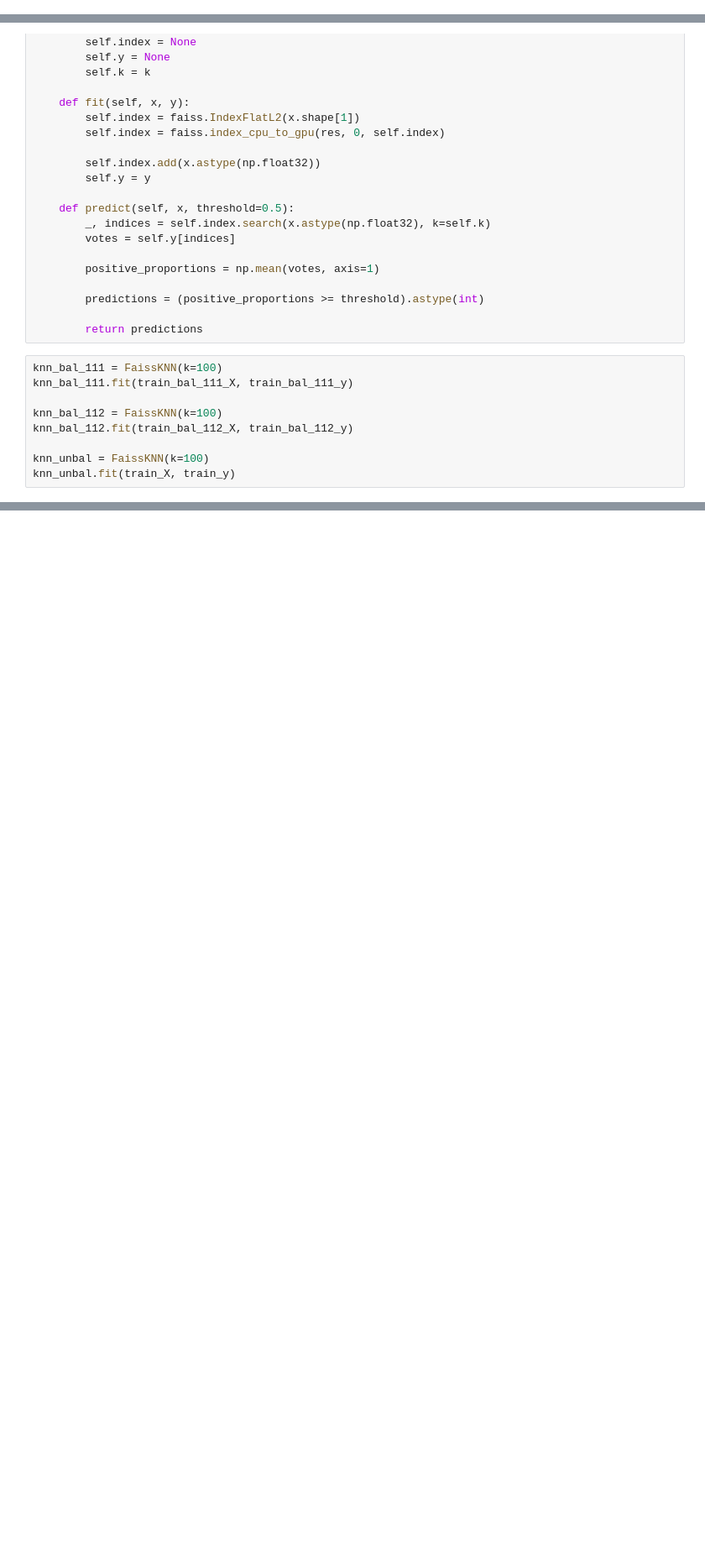
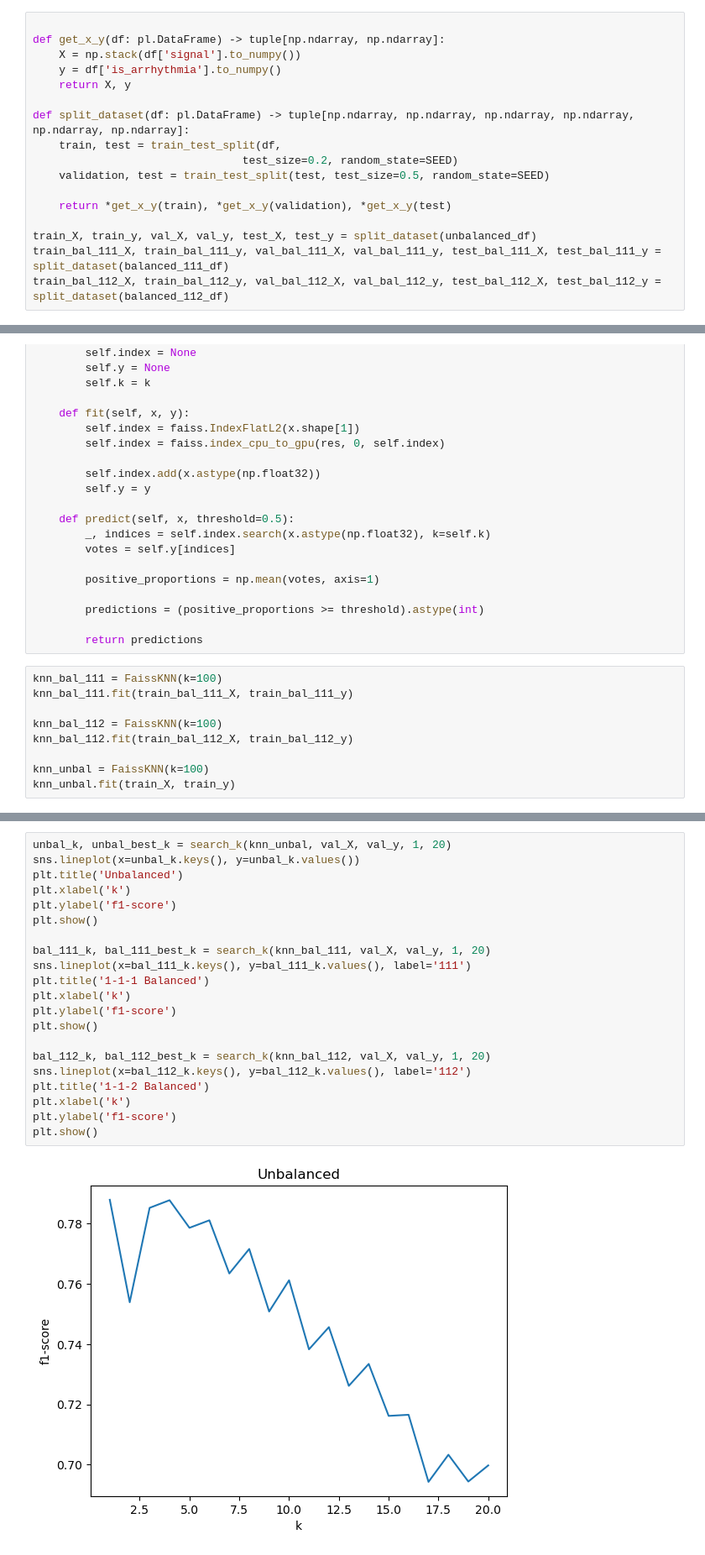
Before and after one commit to LiviaLelis/USP-TimeSeries, a Jupyter notebook: 02-Similarity.ipynb, the cells around one changed output, grey strips where cells are left out. Shown: that part at 84% size. Drawn from its saved outputs; the diff is of its cells as text; blank space fills up the shorter version.

Commit message:
k value optimization and cleaner code

```diff
--- a/02-Similarity.ipynb
+++ b/02-Similarity.ipynb
@@ -63,3 +41,20 @@ test_bal_112_y = test_bal_112['is_arrhythmia'].to_numpy()
+# %%
+
+def get_x_y(df: pl.DataFrame) -> tuple[np.ndarray, np.ndarray]:
+    X = np.stack(df['signal'].to_numpy())
+    y = df['is_arrhythmia'].to_numpy()
+    return X, y
+
+def split_dataset(df: pl.DataFrame) -> tuple[np.ndarray, np.ndarray, np.ndarray, np.ndarray, np.ndarray, np.ndarray]:
+    train, test = train_test_split(df,
+                                test_size=0.2, random_state=SEED)
+    validation, test = train_test_split(test, test_size=0.5, random_state=SEED)
+
+    return *get_x_y(train), *get_x_y(validation), *get_x_y(test)
+
+train_X, train_y, val_X, val_y, test_X, test_y = split_dataset(unbalanced_df)
+train_bal_111_X, train_bal_111_y, val_bal_111_X, val_bal_111_y, test_bal_111_X, test_bal_111_y = split_dataset(balanced_111_df)
+train_bal_112_X, train_bal_112_y, val_bal_112_X, val_bal_112_y, test_bal_112_X, test_bal_112_y = split_dataset(balanced_112_df)
 # %%
 # Create a test set following the overall beats distribution
 test_full = beats_df.sample(50000, shuffle=True, seed=SEED)
@@ -260,0 +155,23 @@ weighted avg       0.98      0.98      0.97     50000
+# %%
+unbal_k, unbal_best_k = search_k(knn_unbal, val_X, val_y, 1, 20)
+sns.lineplot(x=unbal_k.keys(), y=unbal_k.values())
+plt.title('Unbalanced')
+plt.xlabel('k')
+plt.ylabel('f1-score')
+plt.show()
+
+bal_111_k, bal_111_best_k = search_k(knn_bal_111, val_X, val_y, 1, 20)
+sns.lineplot(x=bal_111_k.keys(), y=bal_111_k.values(), label='111')
+plt.title('1-1-1 Balanced')
+plt.xlabel('k')
+plt.ylabel('f1-score')
+plt.show()
+
+bal_112_k, bal_112_best_k = search_k(knn_bal_112, val_X, val_y, 1, 20)
+sns.lineplot(x=bal_112_k.keys(), y=bal_112_k.values(), label='112')
+plt.title('1-1-2 Balanced')
+plt.xlabel('k')
+plt.ylabel('f1-score')
+plt.show()
+# %% [output]
+[figure, added]
```
Also changed, not shown: parts of 11 cells of this notebook.
